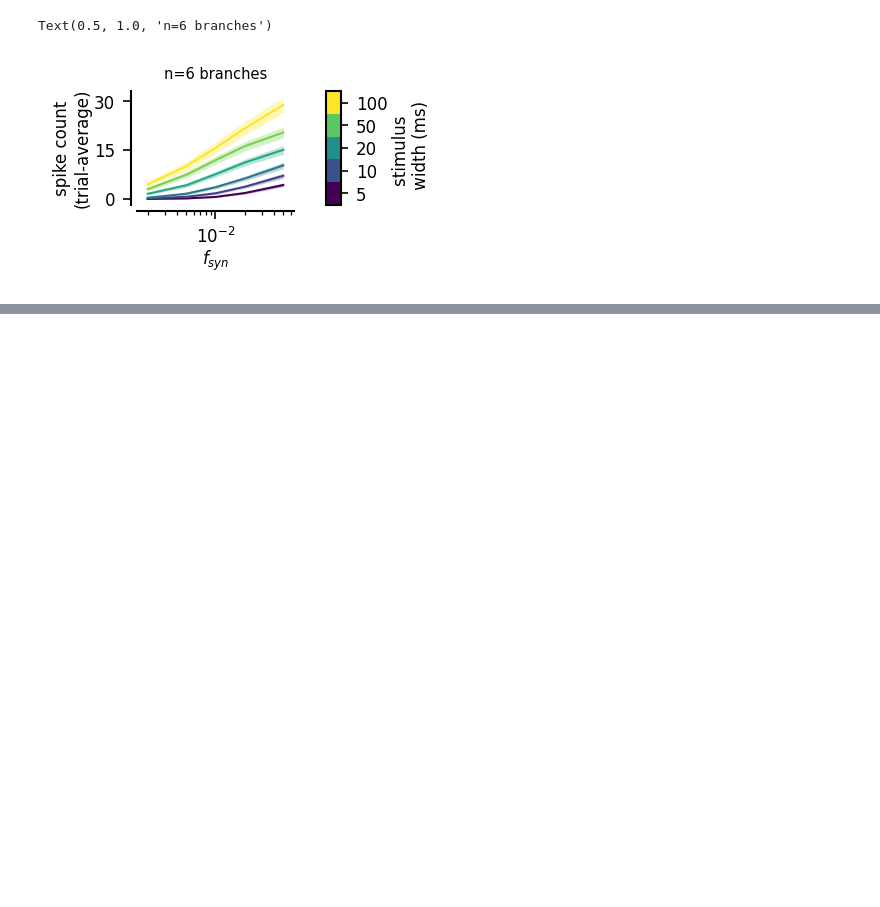
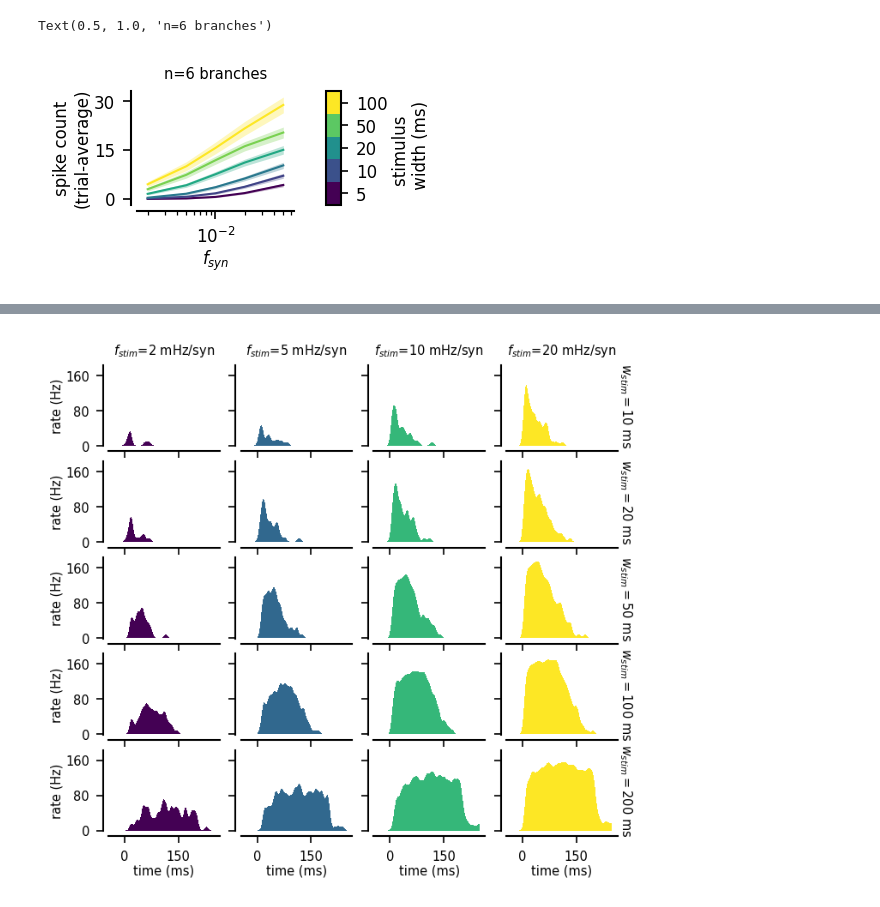
Before and after one commit to yzerlaut/pv-sst-dendrites, a Jupyter notebook: biophysical_modelling/detailed_model/Intensity-Timing-Analysis.ipynb, the cells around one changed output, grey strips where cells are left out. Saved outputs shown, nothing was run; the diff lists cells and outputs as text; code cells hidden in the pictures; blank space fills up the shorter version.

```diff
--- a/biophysical_modelling/detailed_model/Intensity-Timing-Analysis.ipynb
+++ b/biophysical_modelling/detailed_model/Intensity-Timing-Analysis.ipynb
@@ -210,2 +215,0 @@ fig = show_Vm_trace(sim,
-# %%
-T, VMs, SPIKEs, RATEs = extract_trials(sim)
@@ -243,0 +276,42 @@ Text(0.5, 1.0, 'n=6 branches')
+# %%
+from scipy.ndimage import gaussian_filter1d
+
+def psth_fig(sim, freqs, widths,
+             label='real',
+             smoothing=5,
+             iBranch = 0,
+             cmap = pt.viridis):
+
+    fig, AX = pt.figure(axes=(len(freqs), len(widths)),
+                        figsize=(1,1), hspace=0.3, wspace=0.3)
+    iSmooth = int(smoothing/sim.dt)
+    iSbsmpl = 10 # int(iSmooth/2)
+
+    for iX, freq in enumerate(freqs):
+        iFreq = np.flatnonzero(np.unique(sim.freq)==freq)[0]
+        for iY, width in enumerate(widths):
+            iWidth = np.flatnonzero(np.unique(sim.width)==width)[0]
+            AX[iY][iX].bar(T[::iSbsmpl],
+                           gaussian_filter1d(sim.RATEs[label][iFreq,iWidth,iBranch,:,:].mean(axis=0), iSmooth)[::iSbsmpl],
+                           color=cmap(iX/(len(freqs)-1)))
+            pt.set_plot(AX[iY][iX],
+                        title='$f_{stim}$=%i mHz/syn' % (1e3*freq) if not iY else '',
+                        xticks_labels=None if iY==(len(widths)-1)  else [],
+                        xlabel='time (ms)' if iY==(len(widths)-1) else'',
+                        ylabel='rate (Hz)' if iX==0 else'',
+                        yticks_labels=None if iX==0 else [],
+                        fontsize=7)
+            if iX==(len(freqs)-1):
+                pt.annotate(AX[iY][iX], '$w_{stim}=%i$ ms' % width, (1, 0.5), va='center', rotation=270, fontsize=7)
+
+    pt.set_common_ylims(AX)
+    pt.set_common_xlims(AX)
+    return fig
+
+fig = psth_fig(simM, np.unique(simM.freq)[:-1], np.unique(simM.width)[1:],
+               iBranch=1,
+               label='with-NMDA')
+fig.savefig('../../figures/detailed_model/intensity-timing-Martinotti-psth.svg')
+fig.savefig(os.path.join(os.path.expanduser('~'), 'Desktop', '2.svg'))
+# %% [output]
+[figure, added]
```
Also changed, not shown: parts of 16 cells of this notebook.
